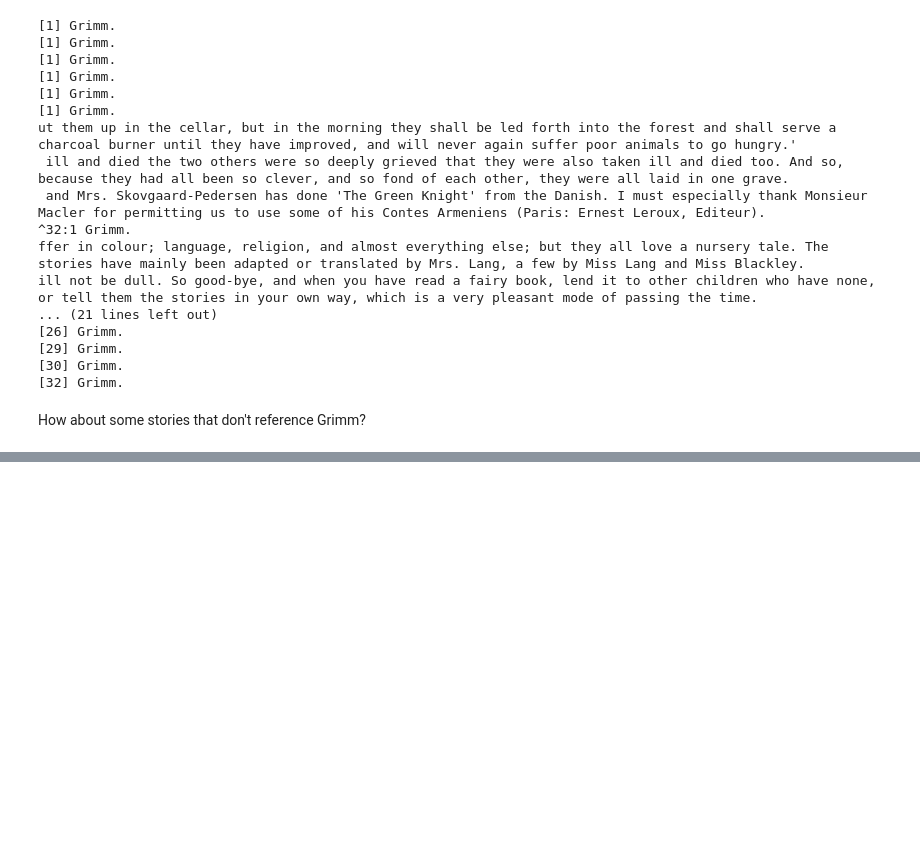
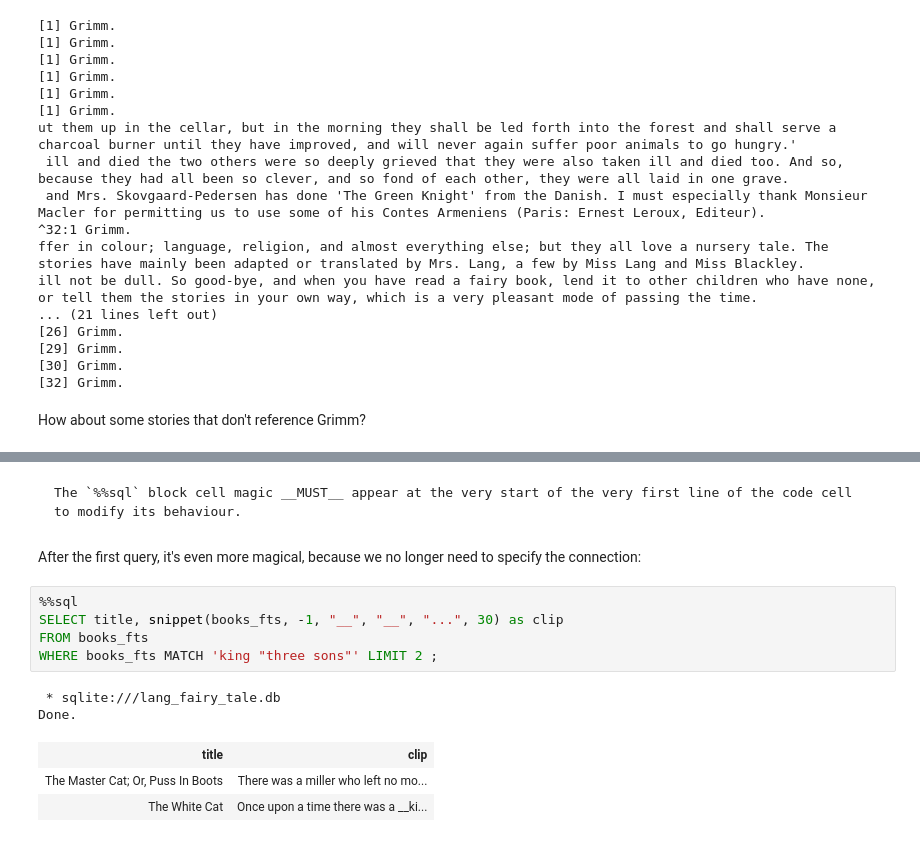
Before and after one commit to psychemedia/storynotes, a Jupyter notebook: lang-fairy-books-db.ipynb, the cells around one changed output, grey strips where cells are left out. Drawn from its saved outputs; the diff is of its cells as text; blank space fills up the shorter version.

````diff
--- a/lang-fairy-books-db.ipynb
+++ b/lang-fairy-books-db.ipynb
@@ -1790,0 +956,17 @@ To explore: a simple `Doc2Vec` powered search engine based on https://www.kaggle
+# %% [markdown]
+```{danger}
+The `%%sql` block cell magic __MUST__ appear at the very start of the very first line of the code cell to modify its behaviour.
+```
+# %% [markdown]
+After the first query, it's even more magical, because we no longer need to specify the connection:
+# %%
+%%sql
+SELECT title, snippet(books_fts, -1, "__", "__", "...", 30) as clip
+FROM books_fts
+WHERE books_fts MATCH 'king "three sons"' LIMIT 2 ;
+# %% [output]
+ * sqlite:///lang_fairy_tale.db
+Done.
+| title | clip |
+| The Master Cat; Or, Puss In Boots | There was a miller who left no mo... |
+| The White Cat | Once upon a time there was a __ki... |
````
Also changed, not shown: parts of 120 cells of this notebook, 27 other files.
